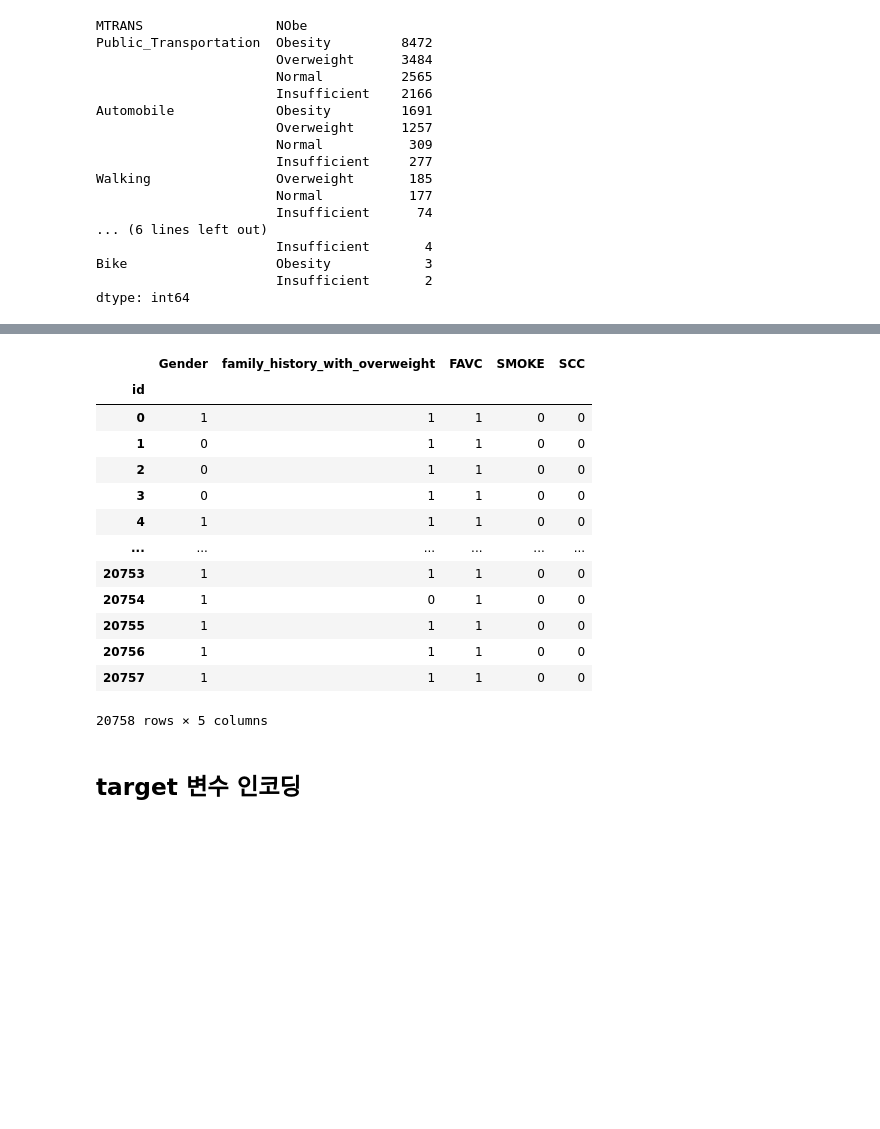
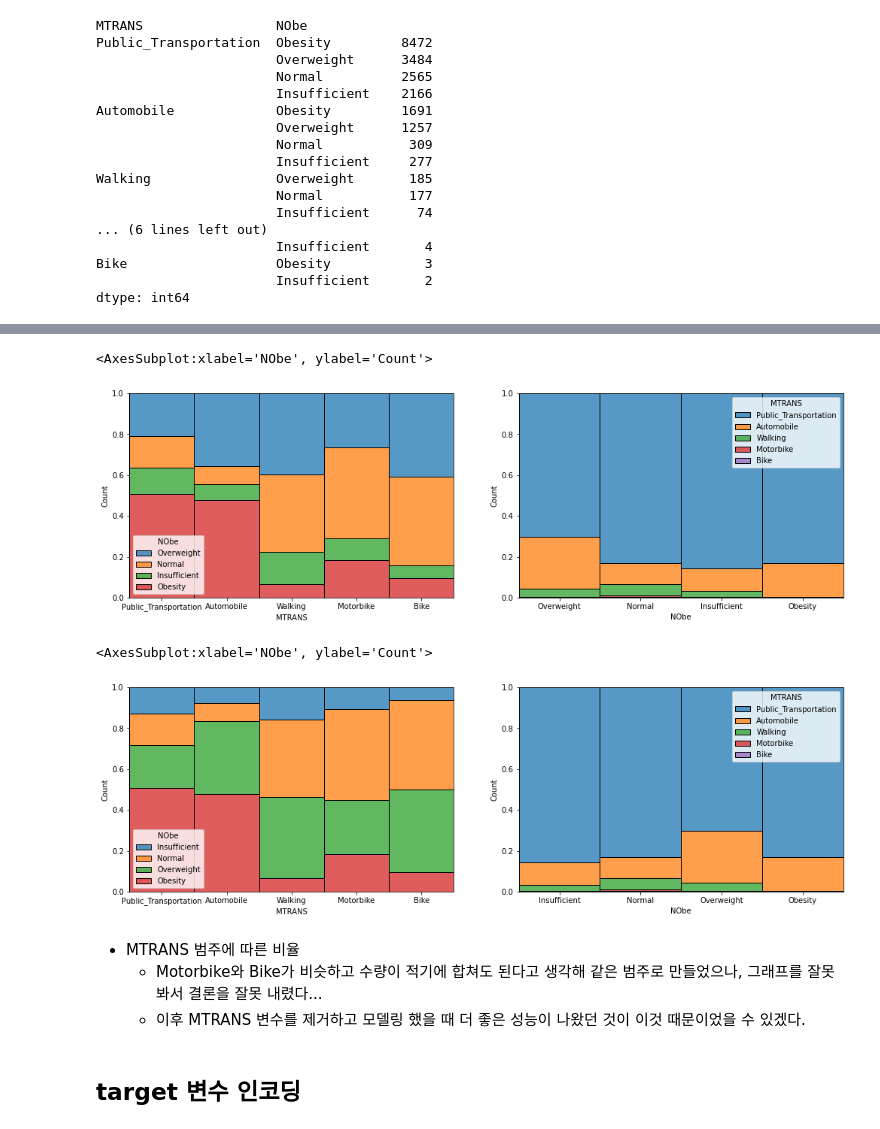
Before and after one commit to h1cho/DAStudy-sun, a Jupyter notebook: HYEWON/Multi-Class Prediction of Obesity Risk_modeling.ipynb, the cells around one changed output, grey strips where cells are left out. Saved outputs shown, nothing was run; the diff lists cells and outputs as text; code cells hidden in the pictures; blank space fills up the shorter version.

```diff
--- a/HYEWON/Multi-Class Prediction of Obesity Risk_modeling.ipynb
+++ b/HYEWON/Multi-Class Prediction of Obesity Risk_modeling.ipynb
@@ -191,20 +188,23 @@ sns.histplot(data=train, x="NObe", multiple="fill", hue="MTRANS")
-# %%
-a = train_new.copy()
-onehot.join(a)
-onehot
-# %% [output]
-|  | Gender | family_history_with_overweight | FAVC | SMOKE | SCC |
-| id |  |  |  |  |  |
-| 0 | 1 | 1 | 1 | 0 | 0 |
-| 1 | 0 | 1 | 1 | 0 | 0 |
-| 2 | 0 | 1 | 1 | 0 | 0 |
-| 3 | 0 | 1 | 1 | 0 | 0 |
-| 4 | 1 | 1 | 1 | 0 | 0 |
-| ... | ... | ... | ... | ... | ... |
-| 20753 | 1 | 1 | 1 | 0 | 0 |
-| 20754 | 1 | 0 | 1 | 0 | 0 |
-| 20755 | 1 | 1 | 1 | 0 | 0 |
-| 20756 | 1 | 1 | 1 | 0 | 0 |
-| 20757 | 1 | 1 | 1 | 0 | 0 |
-20758 rows × 5 columns
+# %%
+# 범주별 비율 확인
+fig, ax = plt.subplots(ncols=2, figsize=(17,5))
+
+sns.histplot(data=train, x="MTRANS", multiple="fill", hue="NObe", ax=ax[0])
+sns.histplot(data=train, x="NObe", multiple="fill", hue="MTRANS", ax=ax[1])
+# %% [output]
+<AxesSubplot:xlabel='NObe', ylabel='Count'>
+[figure, added]
+# %%
+# 범주별 비율 확인(3/2 확인)
+fig, ax = plt.subplots(ncols=2, figsize=(17,5))
+
+sns.histplot(data=train, x="MTRANS", multiple="fill", hue="NObe", ax=ax[0])
+sns.histplot(data=train, x="NObe", multiple="fill", hue="MTRANS", ax=ax[1])
+# %% [output]
+<AxesSubplot:xlabel='NObe', ylabel='Count'>
+[figure, added]
+# %% [markdown]
+- MTRANS 범주에 따른 비율
+    - Motorbike와 Bike가 비슷하고 수량이 적기에 합쳐도 된다고 생각해 같은 범주로 만들었으나, 그래프를 잘못 봐서 결론을 잘못 내렸다...
+    - 이후 MTRANS 변수를 제거하고 모델링 했을 때 더 좋은 성능이 나왔던 것이 이것 때문이었을 수 있겠다.
 # %%
```
Also changed, not shown: parts of 12 cells of this notebook.
